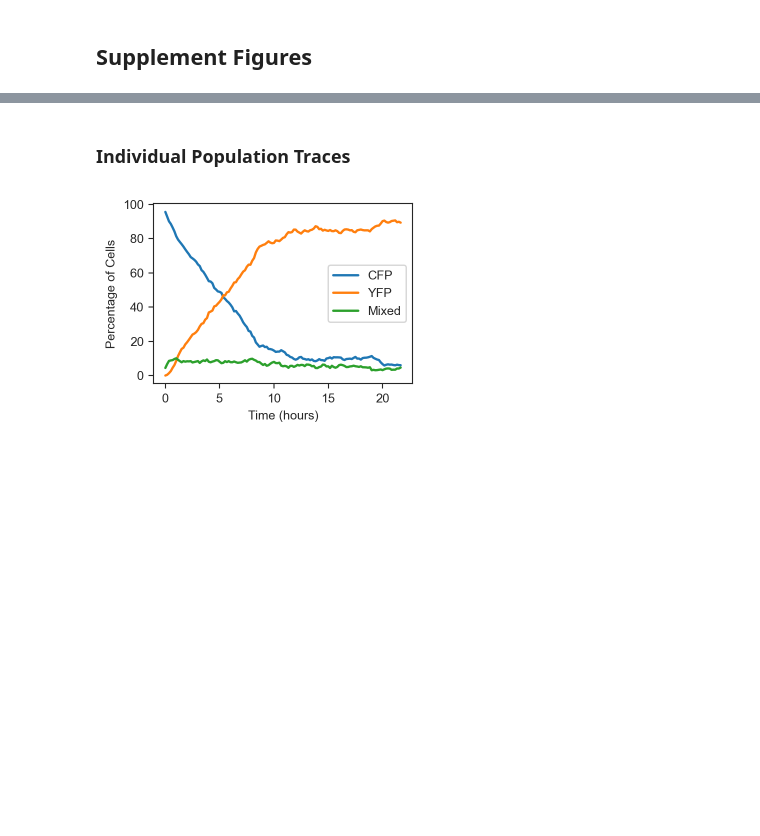
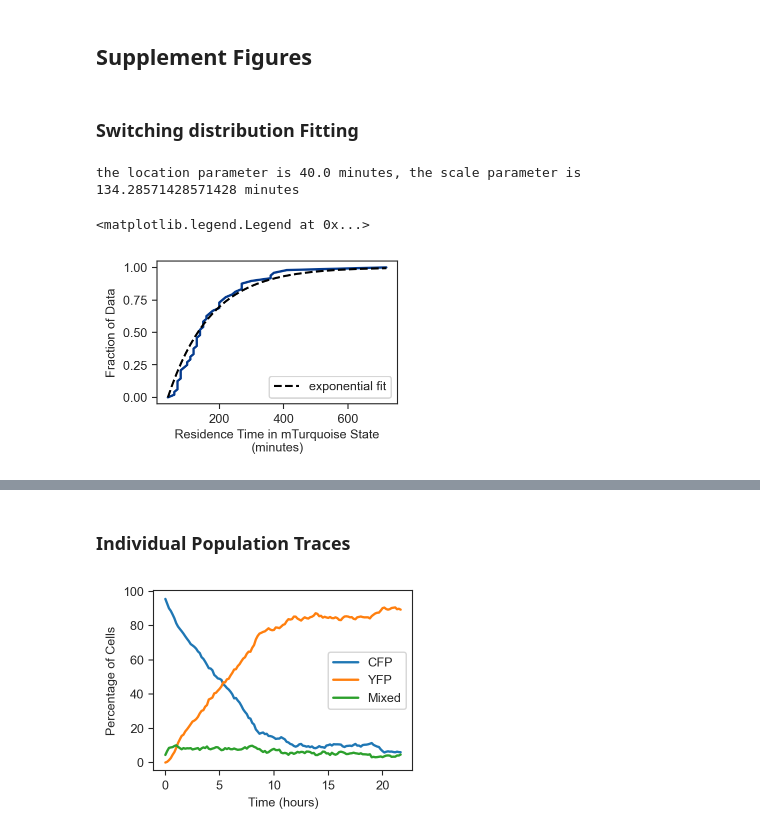
Before and after one commit to mkratz/Phase-variation, a Jupyter notebook: Analysis/MM_notebook.ipynb, the cells around one changed output, grey strips where cells are left out. Saved outputs shown, nothing was run; the diff lists cells and outputs as text; code cells hidden in the pictures; blank space fills up the shorter version.

```diff
--- a/Analysis/MM_notebook.ipynb
+++ b/Analysis/MM_notebook.ipynb
@@ -292,2 +305,21 @@ plt.tight_layout()
 # %% [markdown]
 ## Supplement Figures
+# %% [markdown]
+### Switching distribution Fitting
+# %%
+m=9/16
+fig,ax = plt.subplots(1,1,figsize=(0.8*7*m,0.8*5*m))
+plt.plot(np.sort(to_yellow*10), np.linspace(0, 1, len(to_yellow), endpoint=True),lw=3*m,c='#053a8d')
+plt.xlabel('Residence Time in mTurquoise State\n(minutes)', family='Arial',size=16*m,labelpad=5*m)
+plt.ylabel('Fraction of Data', family='Arial',size=16*m,labelpad=7*m)
+ax.tick_params(axis='both', which='major', labelsize=16*m)
+plt.tight_layout()
+t_range = np.linspace(10*np.min(to_yellow),10*np.max(to_yellow))
+l,b = st.expon.fit(to_yellow*10)
+print(f'the location parameter is {l} minutes, the scale parameter is {np.round(b)} minutes')
+plt.plot(t_range,st.expon.cdf(t_range,loc=l,scale=b),c='k',ls='--',label=f'exponential fit')
+ax.legend(fontsize=16*m)
+# %% [output]
+the location parameter is 40.0 minutes, the scale parameter is 134.28571428571428 minutes
+<matplotlib.legend.Legend at 0x...>
+[figure, added]
```
Also changed, not shown: parts of 8 cells of this notebook, 4 other files.
